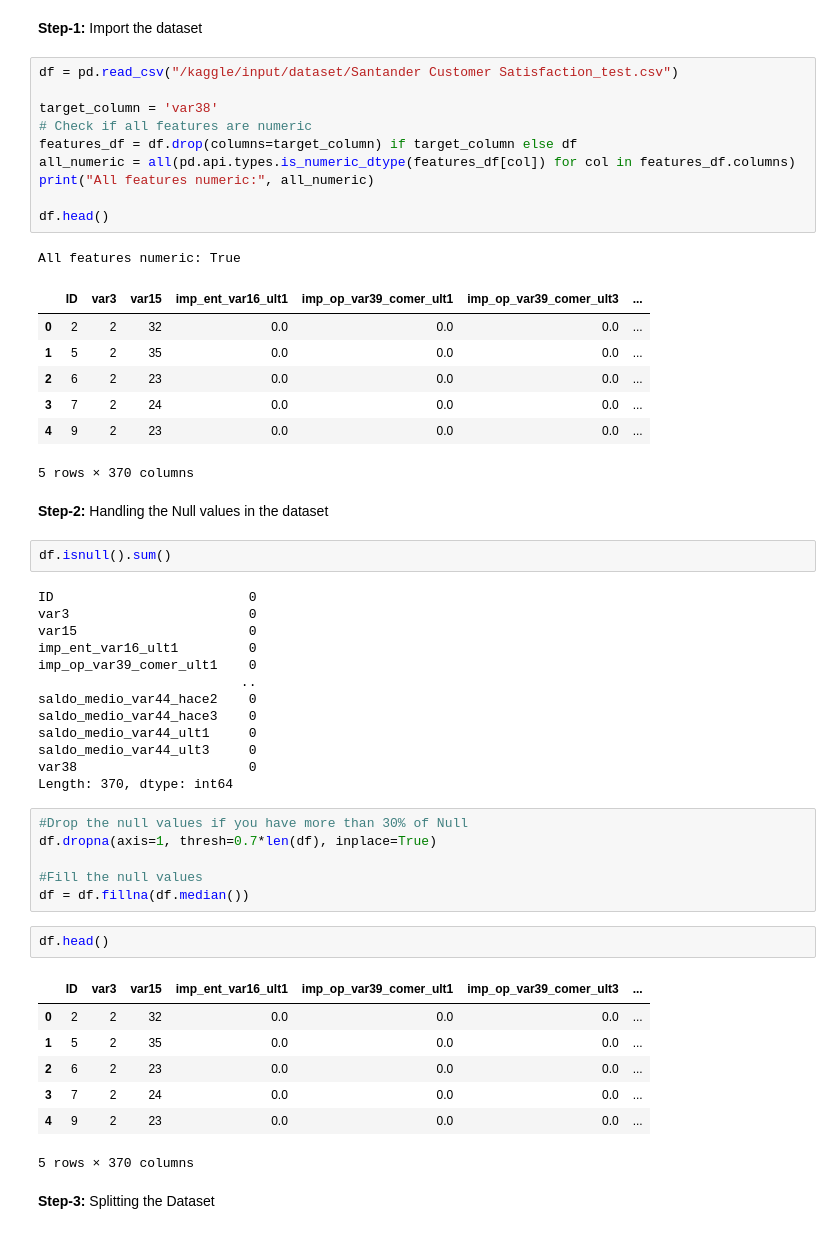
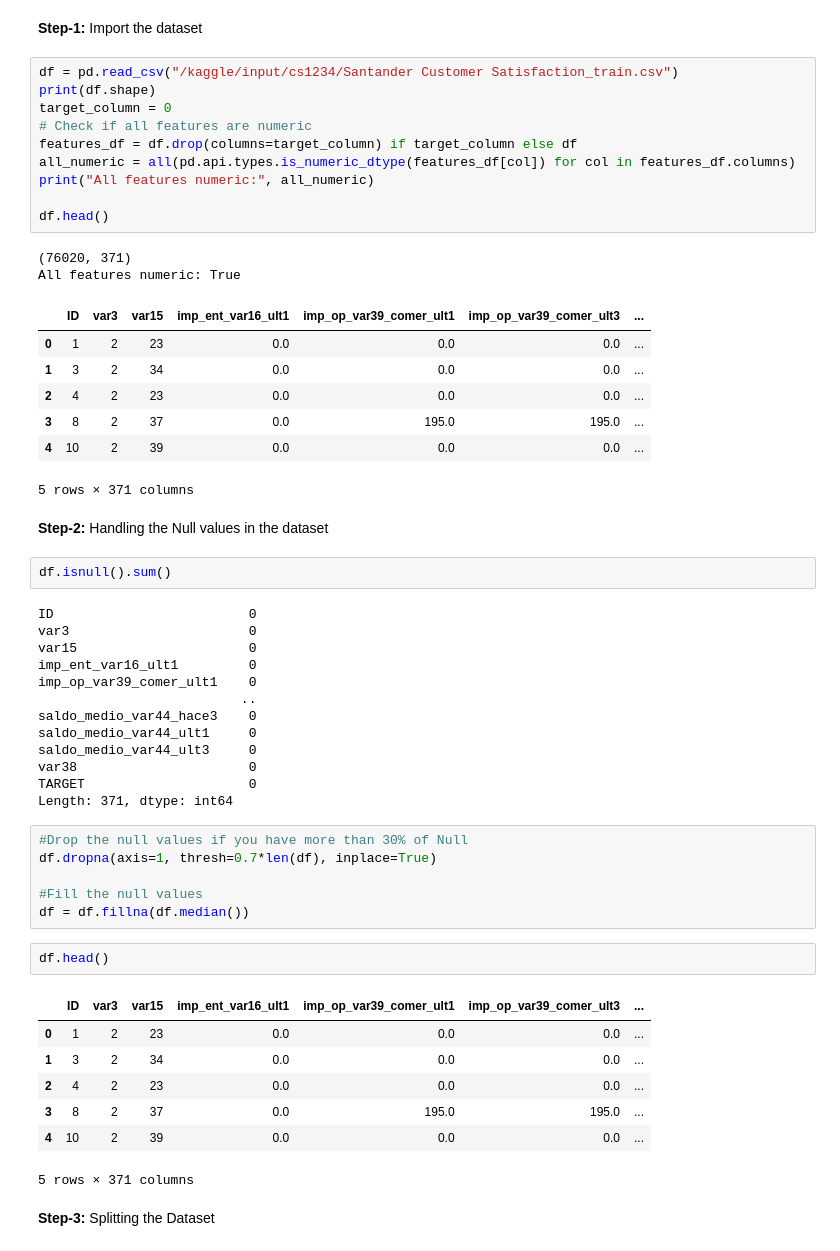
Before and after one commit to SaiJeevan25/ML_Practice, a Jupyter notebook: feature-selection-on-customer-satis.ipynb, the cells around one changed output. Saved outputs shown, nothing was run; the diff lists cells and outputs as text.

```diff
--- a/feature-selection-on-customer-satis.ipynb
+++ b/feature-selection-on-customer-satis.ipynb
@@ -7,24 +9,25 @@ import matplotlib.pyplot as plt
 # %% [markdown]
 **Step-1:** Import the dataset
 # %%
-df = pd.read_csv("/kaggle/input/dataset/Santander Customer Satisfaction_test.csv")
-
-target_column = 'var38'
+df = pd.read_csv("/kaggle/input/cs1234/Santander Customer Satisfaction_train.csv")
+print(df.shape)
+target_column = 0
 # Check if all features are numeric
 features_df = df.drop(columns=target_column) if target_column else df
 all_numeric = all(pd.api.types.is_numeric_dtype(features_df[col]) for col in features_df.columns)
 print("All features numeric:", all_numeric)
 
 df.head()
 # %% [output]
+(76020, 371)
 All features numeric: True
 |  | ID | var3 | var15 | imp_ent_var16_ult1 | imp_op_var39_comer_ult1 | imp_op_var39_comer_ult3 | ... |
-| 0 | 2 | 2 | 32 | 0.0 | 0.0 | 0.0 | ... |
-| 1 | 5 | 2 | 35 | 0.0 | 0.0 | 0.0 | ... |
-| 2 | 6 | 2 | 23 | 0.0 | 0.0 | 0.0 | ... |
-| 3 | 7 | 2 | 24 | 0.0 | 0.0 | 0.0 | ... |
-| 4 | 9 | 2 | 23 | 0.0 | 0.0 | 0.0 | ... |
+| 0 | 1 | 2 | 23 | 0.0 | 0.0 | 0.0 | ... |
+| 1 | 3 | 2 | 34 | 0.0 | 0.0 | 0.0 | ... |
+| 2 | 4 | 2 | 23 | 0.0 | 0.0 | 0.0 | ... |
+| 3 | 8 | 2 | 37 | 0.0 | 195.0 | 195.0 | ... |
+| 4 | 10 | 2 | 39 | 0.0 | 0.0 | 0.0 | ... |
-5 rows × 370 columns
+5 rows × 371 columns
 # %% [markdown]
 **Step-2:** Handling the Null values in the dataset
 # %%
@@ -36,12 +39,12 @@ var15                      0
 imp_ent_var16_ult1         0
 imp_op_var39_comer_ult1    0
                           ..
-saldo_medio_var44_hace2    0
 saldo_medio_var44_hace3    0
 saldo_medio_var44_ult1     0
 saldo_medio_var44_ult3     0
 var38                      0
-Length: 370, dtype: int64
+TARGET                     0
+Length: 371, dtype: int64
 # %%
 #Drop the null values if you have more than 30% of Null
 df.dropna(axis=1, thresh=0.7*len(df), inplace=True)
@@ -52,12 +55,12 @@ df = df.fillna(df.median())
 df.head()
 # %% [output]
 |  | ID | var3 | var15 | imp_ent_var16_ult1 | imp_op_var39_comer_ult1 | imp_op_var39_comer_ult3 | ... |
-| 0 | 2 | 2 | 32 | 0.0 | 0.0 | 0.0 | ... |
-| 1 | 5 | 2 | 35 | 0.0 | 0.0 | 0.0 | ... |
-| 2 | 6 | 2 | 23 | 0.0 | 0.0 | 0.0 | ... |
-| 3 | 7 | 2 | 24 | 0.0 | 0.0 | 0.0 | ... |
-| 4 | 9 | 2 | 23 | 0.0 | 0.0 | 0.0 | ... |
+| 0 | 1 | 2 | 23 | 0.0 | 0.0 | 0.0 | ... |
+| 1 | 3 | 2 | 34 | 0.0 | 0.0 | 0.0 | ... |
+| 2 | 4 | 2 | 23 | 0.0 | 0.0 | 0.0 | ... |
+| 3 | 8 | 2 | 37 | 0.0 | 195.0 | 195.0 | ... |
+| 4 | 10 | 2 | 39 | 0.0 | 0.0 | 0.0 | ... |
-5 rows × 370 columns
+5 rows × 371 columns
 # %% [markdown]
 **Step-3:** Splitting the Dataset
 # %%
```
Also changed, not shown: parts of 6 cells of this notebook.
